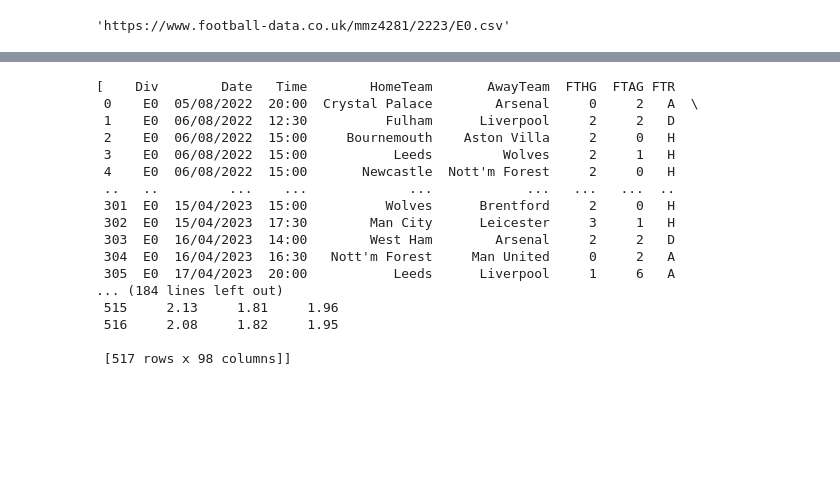
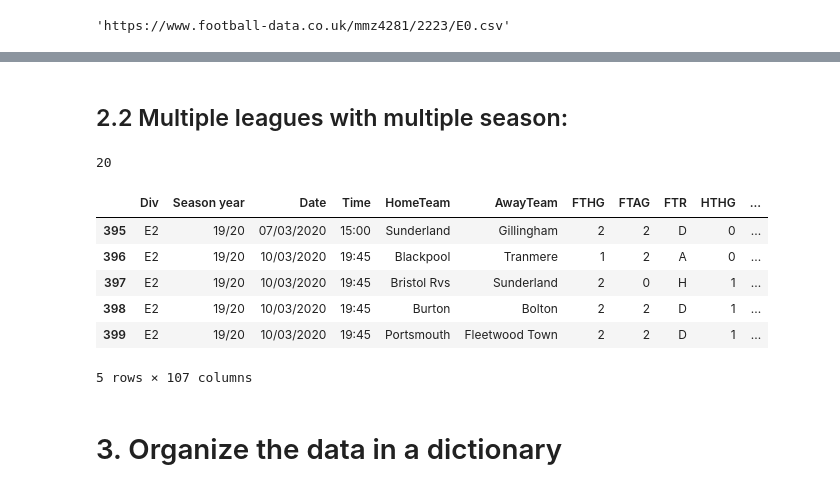
Before and after one commit to Stan-is-the-man/web_scraping, a Jupyter notebook: web_scraping.ipynb, the cells around one changed output, grey strips where cells are left out. Cells and saved outputs as stored; diff of their text form; code cells hidden in the pictures; blank space fills up the shorter version.

```diff
--- a/web_scraping.ipynb
+++ b/web_scraping.ipynb
@@ -71,0 +90,2 @@ for every_league in leagues:
+# %% [markdown]
+## 2.2 Multiple leagues with multiple season:
@@ -72,20 +108,17 @@ for every_league in leagues:
+# %%
+# 4 seasons with 5 leagues  = 20 frames
+len(frames)
+# %% [output]
+20
 # %%
-frames
+frames[8].tail()
 # %% [output]
+|  | Div | Season year | Date | Time | HomeTeam | AwayTeam | FTHG | FTAG | FTR | HTHG | ... |
+| 395 | E2 | 19/20 | 07/03/2020 | 15:00 | Sunderland | Gillingham | 2 | 2 | D | 0 | ... |
+| 396 | E2 | 19/20 | 10/03/2020 | 19:45 | Blackpool | Tranmere | 1 | 2 | A | 0 | ... |
+| 397 | E2 | 19/20 | 10/03/2020 | 19:45 | Bristol Rvs | Sunderland | 2 | 0 | H | 1 | ... |
+| 398 | E2 | 19/20 | 10/03/2020 | 19:45 | Burton | Bolton | 2 | 2 | D | 1 | ... |
+| 399 | E2 | 19/20 | 10/03/2020 | 19:45 | Portsmouth | Fleetwood Town | 2 | 2 | D | 1 | ... |
-[    Div        Date   Time        HomeTeam       AwayTeam  FTHG  FTAG FTR
- 0    E0  05/08/2022  20:00  Crystal Palace        Arsenal     0     2   A  \
- 1    E0  06/08/2022  12:30          Fulham      Liverpool     2     2   D
- 2    E0  06/08/2022  15:00     Bournemouth    Aston Villa     2     0   H
- 3    E0  06/08/2022  15:00           Leeds         Wolves     2     1   H
- 4    E0  06/08/2022  15:00       Newcastle  Nott'm Forest     2     0   H
- ..   ..         ...    ...             ...            ...   ...   ...  ..
- 301  E0  15/04/2023  15:00          Wolves      Brentford     2     0   H
- 302  E0  15/04/2023  17:30        Man City      Leicester     3     1   H
- 303  E0  16/04/2023  14:00        West Ham        Arsenal     2     2   D
- 304  E0  16/04/2023  16:30   Nott'm Forest     Man United     0     2   A
- 305  E0  17/04/2023  20:00           Leeds      Liverpool     1     6   A
-... (184 lines left out)
- 515     2.13     1.81     1.96
- 516     2.08     1.82     1.95
-
- [517 rows x 98 columns]]
+5 rows × 107 columns
+# %% [markdown]
+# 3. Organize the data in a dictionary
```
Also changed, not shown: parts of 9 cells of this notebook.
